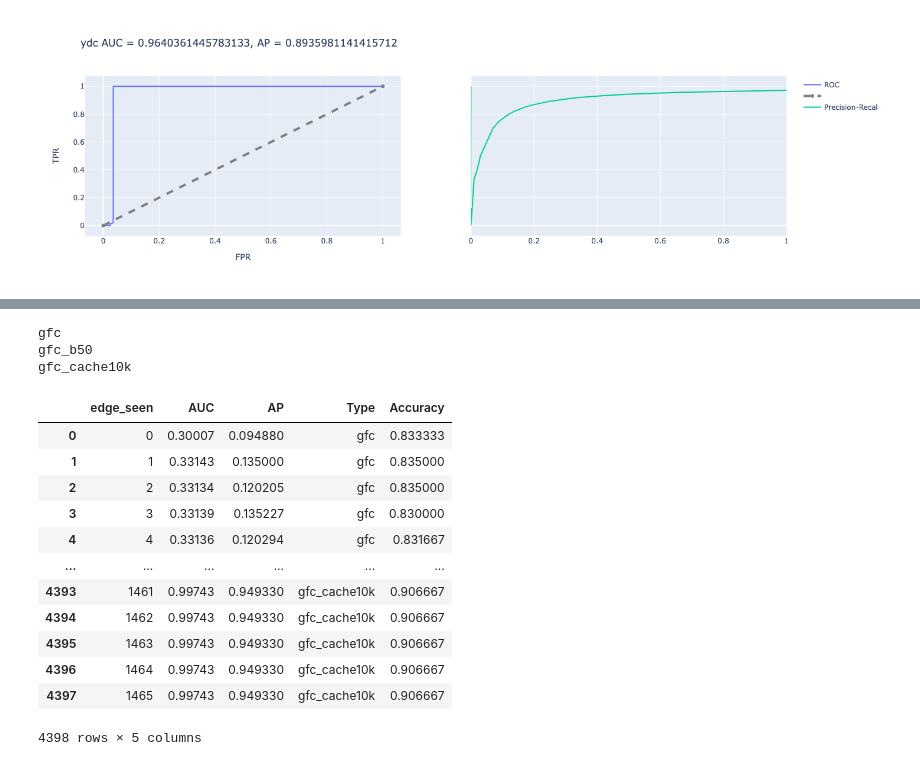
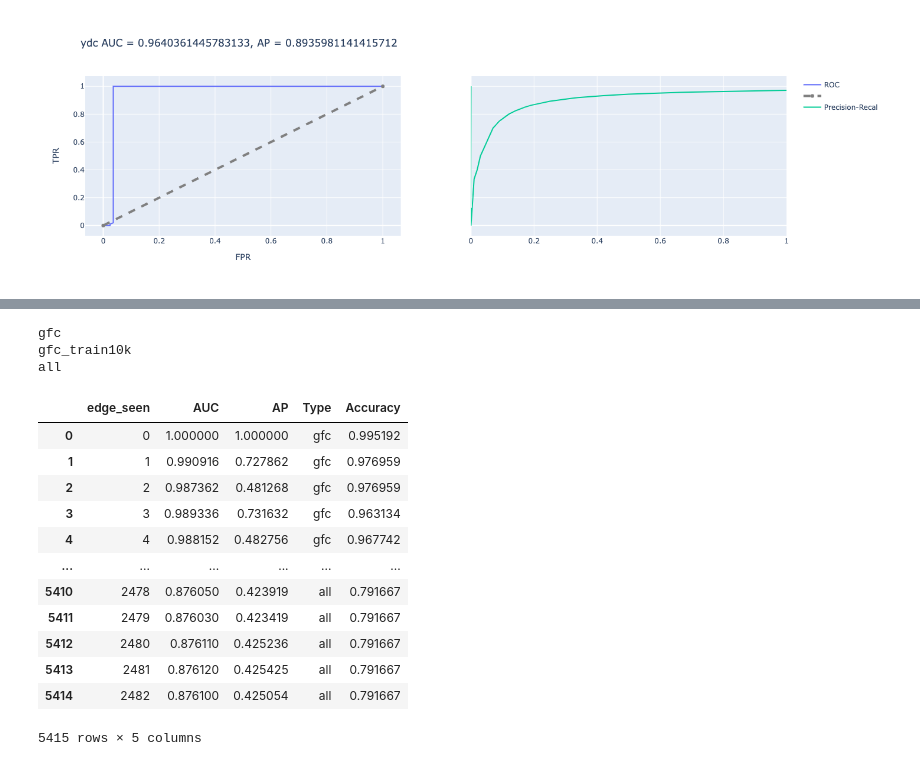
Before and after one commit to jiaxililearn/my_anomaly_detection, a Jupyter notebook: notebooks/eval.ipynb, the cells around one changed output, grey strips where cells are left out. Cells and saved outputs as stored; diff of their text form; code cells hidden in the pictures.

```diff
--- a/notebooks/eval.ipynb
+++ b/notebooks/eval.ipynb
@@ -280,56 +321,61 @@ y_truth = np.array([1 if i >= 300 and i <=399 else 0 for i in range(600)])
 # print(y_truth)
 
 def calc_accuracy(row):
+    # ignore unseen graphs
+    seen_graphs = row!=-2
     y_pred = (row == -1).astype(int)
-    acc = metrics.accuracy_score(y_truth, y_pred)
+    acc = metrics.accuracy_score(y_truth[seen_graphs], y_pred[seen_graphs])
     return acc
 
 def calc_roc_precision_recall(row):
     y_pred = np.array(row.values)
     assert y_pred.shape == y_truth.shape
 
-    fpr, tpr, thresholds = metrics.roc_curve(y_truth, y_pred)
+    # ignore unseen graphs
+    seen_graphs = row!=-2
+
+    fpr, tpr, thresholds = metrics.roc_curve(y_truth[seen_graphs], y_pred[seen_graphs])
     auc = metrics.auc(fpr, tpr)
 
-    precision, recall, pr_thresholds = metrics.precision_recall_curve(y_truth, y_pred)
+    precision, recall, pr_thresholds = metrics.precision_recall_curve(y_truth[seen_graphs], y_pred[seen_graphs])
     ap = metrics.auc(recall, precision)
 
 
     return pd.Series([auc, ap])
 
 roc_ap_df_list = []
-for data_type in ['gfc', 'gfc_b50', 'gfc_cache10k']: #['all', 'ydc', 'gfc_cache10k']:
+for data_type in ['gfc', 'gfc_train10k', 'all']: #['all', 'ydc', 'gfc_cache10k']:
     print(data_type)
     anomaly_df = pd.read_csv(stream_anomaly_iterations_path.format(data_type), sep=' ', header=None).dropna(axis=1)
     streaming_eval = anomaly_df.apply(lambda x: calc_roc_precision_recall(x), axis=1)
     streaming_eval.columns = ['AUC', 'AP']
     streaming_eval['Type'] = data_type
 
     cluster_df = pd.read_csv(stream_cluster_iterations_path.format(data_type), sep=' ', header=None).dropna(axis=1)
     streaming_eval['Accuracy'] = cluster_df.apply(lambda x: calc_accuracy(x), axis=1)
 
     roc_ap_df_list.append(streaming_eval)
 
 
 streaming_evals = pd.concat(roc_ap_df_list).reset_index().rename(columns={'index':'edge_seen'})
 streaming_evals
 # %% [output]
 gfc
-gfc_b50
-gfc_cache10k
+gfc_train10k
+all
 |  | edge_seen | AUC | AP | Type | Accuracy |
-| 0 | 0 | 0.30007 | 0.094880 | gfc | 0.833333 |
-| 1 | 1 | 0.33143 | 0.135000 | gfc | 0.835000 |
-| 2 | 2 | 0.33134 | 0.120205 | gfc | 0.835000 |
-| 3 | 3 | 0.33139 | 0.135227 | gfc | 0.830000 |
-| 4 | 4 | 0.33136 | 0.120294 | gfc | 0.831667 |
+| 0 | 0 | 1.000000 | 1.000000 | gfc | 0.995192 |
+| 1 | 1 | 0.990916 | 0.727862 | gfc | 0.976959 |
+| 2 | 2 | 0.987362 | 0.481268 | gfc | 0.976959 |
+| 3 | 3 | 0.989336 | 0.731632 | gfc | 0.963134 |
+| 4 | 4 | 0.988152 | 0.482756 | gfc | 0.967742 |
 | ... | ... | ... | ... | ... | ... |
-| 4393 | 1461 | 0.99743 | 0.949330 | gfc_cache10k | 0.906667 |
-| 4394 | 1462 | 0.99743 | 0.949330 | gfc_cache10k | 0.906667 |
-| 4395 | 1463 | 0.99743 | 0.949330 | gfc_cache10k | 0.906667 |
-| 4396 | 1464 | 0.99743 | 0.949330 | gfc_cache10k | 0.906667 |
-| 4397 | 1465 | 0.99743 | 0.949330 | gfc_cache10k | 0.906667 |
+| 5410 | 2478 | 0.876050 | 0.423919 | all | 0.791667 |
+| 5411 | 2479 | 0.876030 | 0.423419 | all | 0.791667 |
+| 5412 | 2480 | 0.876110 | 0.425236 | all | 0.791667 |
+| 5413 | 2481 | 0.876120 | 0.425425 | all | 0.791667 |
+| 5414 | 2482 | 0.876100 | 0.425054 | all | 0.791667 |
-4398 rows × 5 columns
+5415 rows × 5 columns
 # %%
 px.line(streaming_evals, x='edge_seen', y=['AUC', 'AP', 'Accuracy'], facet_col='Type')
 # %% [output]
```
Also changed, not shown: parts of 7 cells of this notebook, 1 other file.
